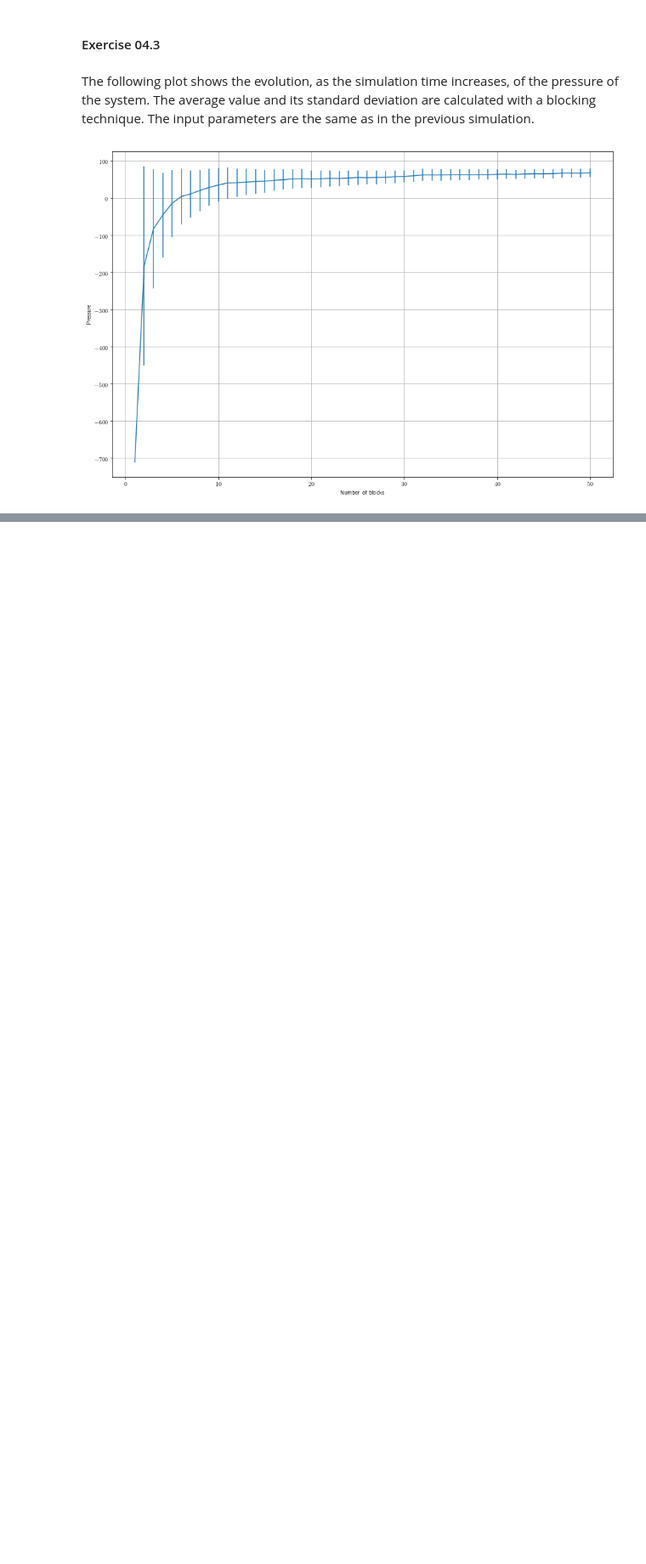
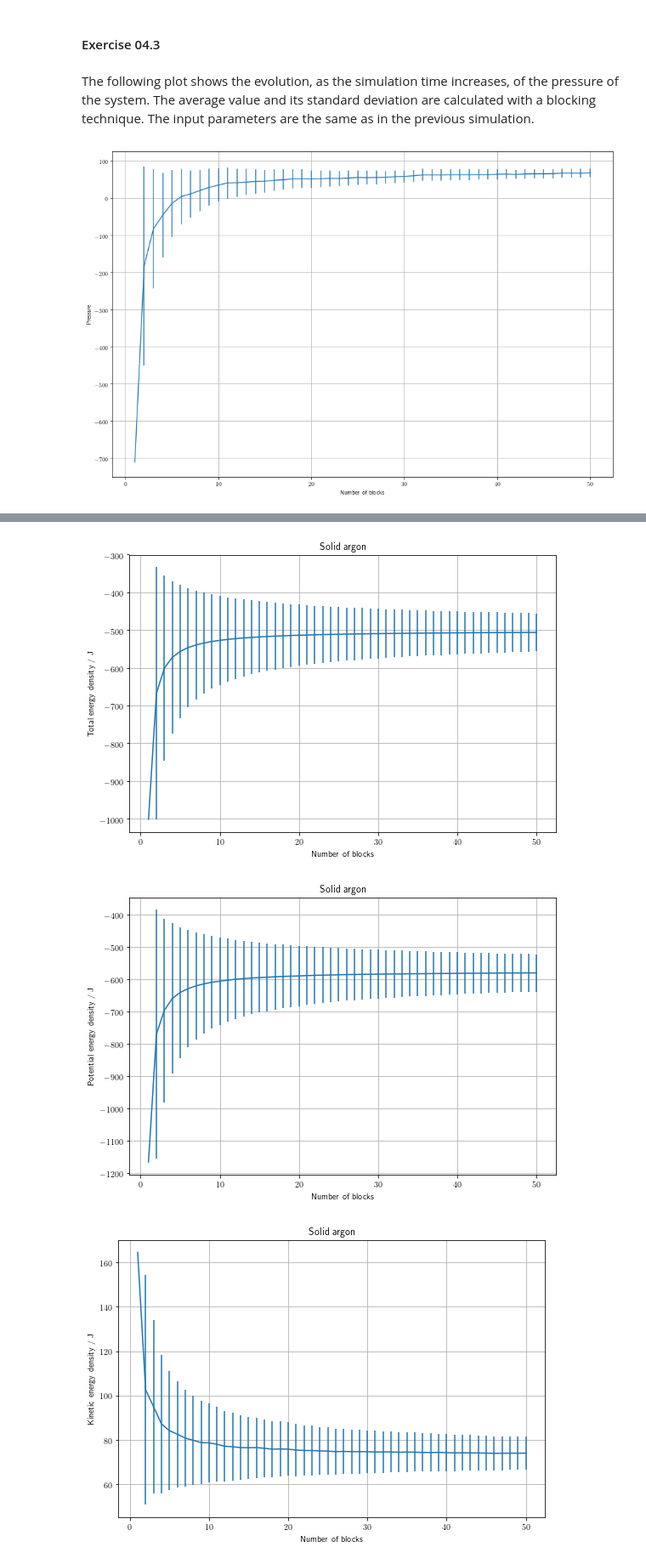
Before and after one commit to phaerrax/lab-simulazione-numerica, a Jupyter notebook: exercise04/exercise04.ipynb, the cells around one changed output, grey strips where cells are left out. Shown at 85% size. Drawn from its saved outputs; the diff is of its cells as text; code cells hidden in the pictures; blank space fills up the shorter version.

```diff
--- a/exercise04/exercise04.ipynb
+++ b/exercise04/exercise04.ipynb
@@ -95,0 +101,20 @@ plt.show()
+# %%
+# Physical constants in SI units (arbitrarily approximated...)
+boltzmann_constant = 1.381
+atomic_mass_unit = 1.661e-27
+
+# Utilities
+titles = [
+    r"Total energy density / $\mathrm{J}$",
+    r"Potential energy density / $\mathrm{J}$",
+    r"Kinetic energy density / $\mathrm{J}$",
+    r"Pressure / $\mathrm{Pa}$",
+    r"Temperature / $\mathrm{K}$"
+]
+filename = [
+    "total_en",
+    "potential_en",
+    "kinetic_en",
+    "pressure",
+    "temperature"
+]
@@ -95,0 +129,6 @@ plt.show()
+# %%
+# Common parameters
+length      = 0.34e-9
+energy      = 120 * boltzmann_constant
+mass        = 39.948 * atomic_mass_unit
+unit        = [energy, energy, energy, energy / length**3, energy / boltzmann_constant]
@@ -95,0 +143,17 @@ plt.show()
+# %%
+prefix = "argon/solid/output_"
+
+for i in range(len(titles)):
+    avg, std = np.loadtxt(prefix + filename[i] + ".dat", unpack = True)
+    plt.figure(i, figsize = (9,6))
+    plt.errorbar(range(1, len(avg) + 1), unit[i] * avg, yerr = unit[i] * std)
+    plt.title("Solid argon")
+    plt.ylabel(titles[i])
+    plt.xlabel("Number of blocks")
+    plt.grid(True)
+
+plt.show()
+# %% [output]
+[figure, added]
+[figure, added]
+[figure, added]
```
Also changed, not shown: parts of 17 cells of this notebook.
